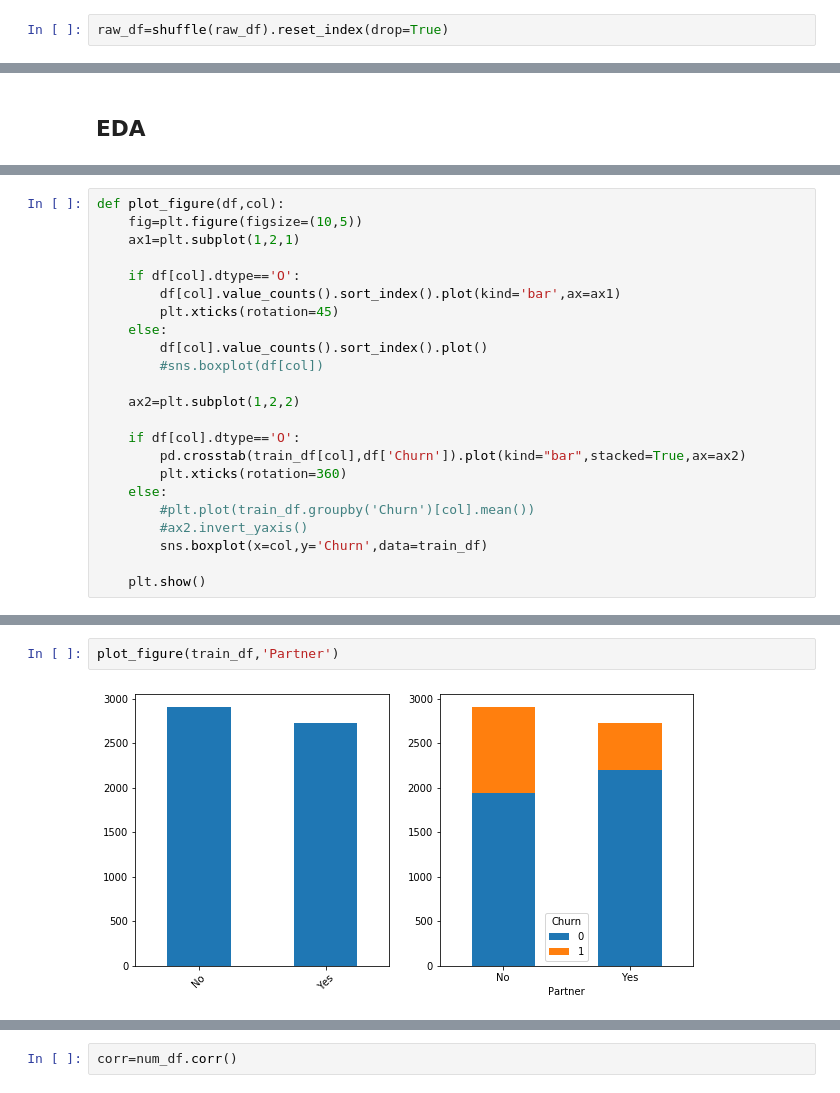
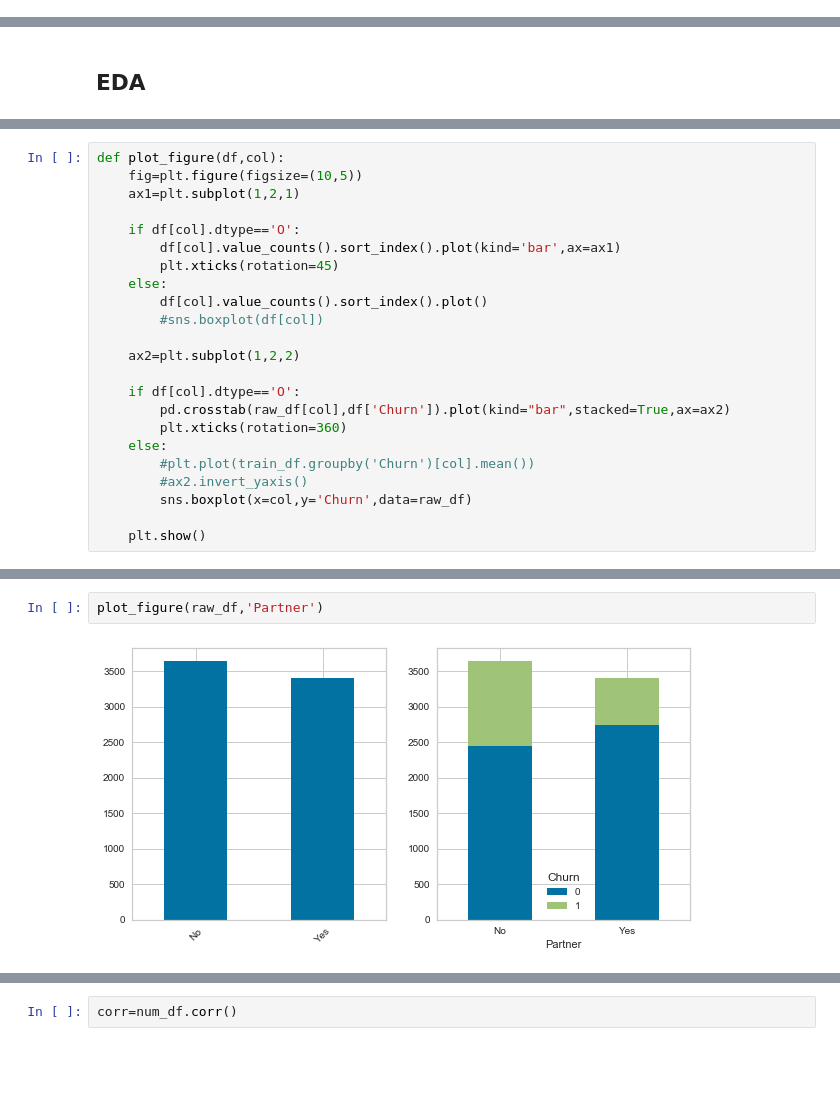
Before and after one commit to nithin-rn/churnpredictionportfolio, a Jupyter notebook: Churn Prediction Notebook.ipynb, the cells around one changed output, grey strips where cells are left out. Drawn from its saved outputs; the diff is of its cells as text; blank space fills up the shorter version.

```diff
--- a/Churn Prediction Notebook.ipynb
+++ b/Churn Prediction Notebook.ipynb
@@ -150,3 +149 @@ raw_df.describe(include=['O'])
 | freq | 1 | 3555 | 3641 | 4933 | 6361 | 3390 | 3096 | ... |
-# %%
-raw_df=shuffle(raw_df).reset_index(drop=True)
@@ -215,12 +166,12 @@ def plot_figure(df,col):
     ax2=plt.subplot(1,2,2)
 
     if df[col].dtype=='O':
-        pd.crosstab(train_df[col],df['Churn']).plot(kind="bar",stacked=True,ax=ax2)
+        pd.crosstab(raw_df[col],df['Churn']).plot(kind="bar",stacked=True,ax=ax2)
         plt.xticks(rotation=360)
     else:
         #plt.plot(train_df.groupby('Churn')[col].mean())
         #ax2.invert_yaxis()
-        sns.boxplot(x=col,y='Churn',data=train_df)
+        sns.boxplot(x=col,y='Churn',data=raw_df)
 
     plt.show()
 # %%
@@ -234,5 +185,5 @@ plot_figure(train_df,'Contract')
 # %%
-plot_figure(train_df,'Partner')
+plot_figure(raw_df,'Partner')
 # %% [output]
-[figure, old version]
+[figure, new version]
 # %%
```
Also changed, not shown: parts of 85 cells of this notebook.
